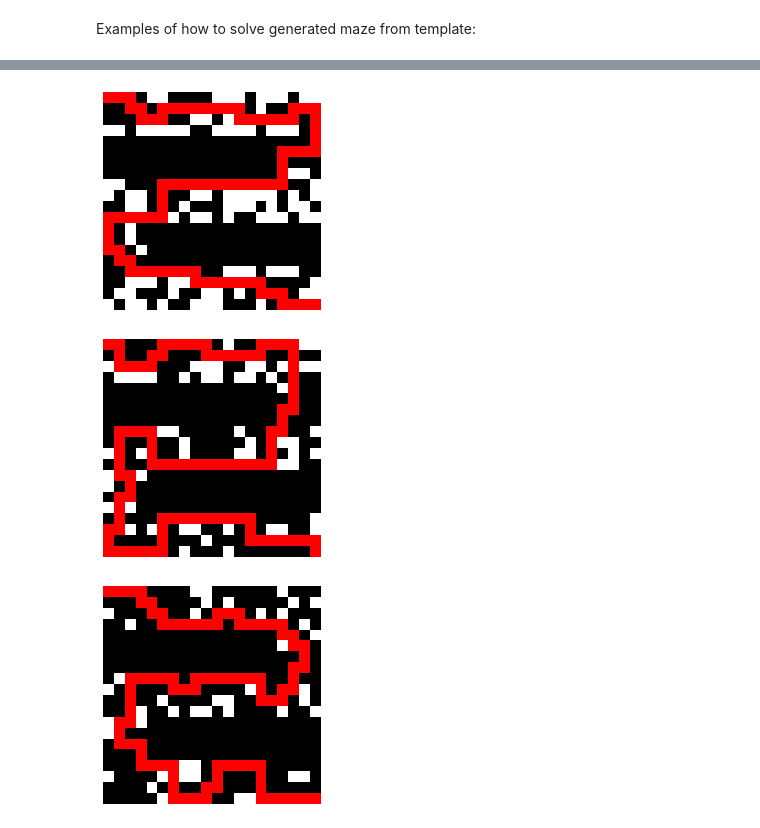
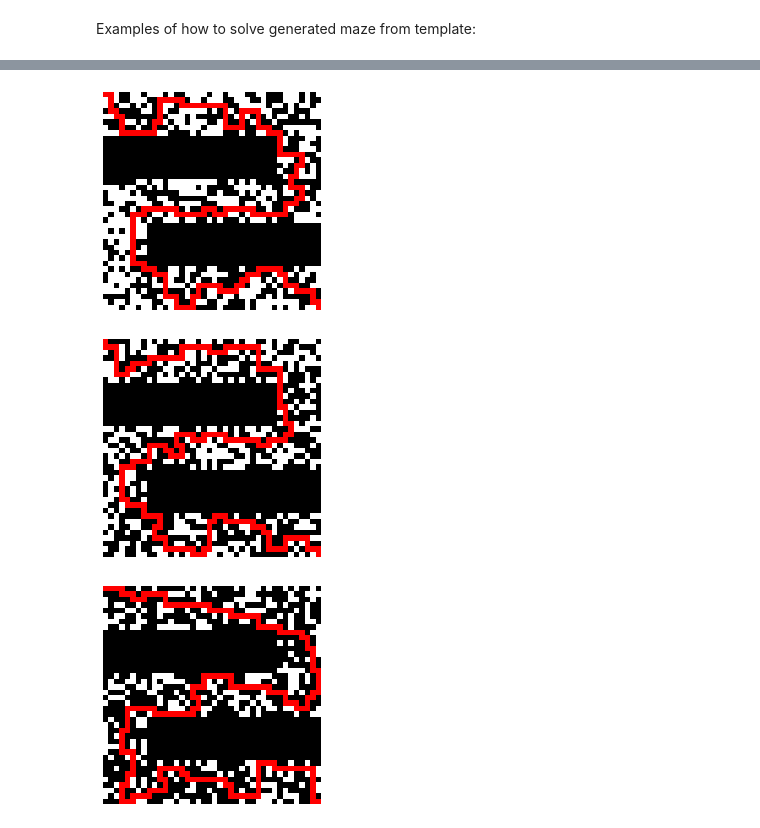
Before and after one commit to voj0152/vvp_bludiste, a Jupyter notebook: exaples.ipynb, the cells around one changed output, grey strips where cells are left out. Drawn from its saved outputs; the diff is of its cells as text; code cells hidden in the pictures.

```diff
--- a/exaples.ipynb
+++ b/exaples.ipynb
@@ -43,5 +43,5 @@ m.plot_maze(maze)
 # Method 2: Use function solve_maze_generate
 # We can se the diference in using higher iter_number
 for i in range(3):
-    m.solve_maze_generate(20, 'empty', (i+1)*10)
+    m.solve_maze_generate(40, 'empty', (i+1)*10)
 # %% [output]
@@ -53,5 +53,5 @@ for i in range(3):
 # We can se the diference in using higher iter_number
 # It is needed to use a higher iter_number to get a better result
 for i in range(3):
-    m.solve_maze_generate(20, 'slalom', (i+1)*18)
+    m.solve_maze_generate(40, 'slalom', (i+1)*18)
 # %% [output]
@@ -61,9 +61,9 @@ for i in range(3):
 # %%
 # Using the 'ess' mode
 # We can se the diference in using higher iter_number
 for i in range(3):
-    m.solve_maze_generate(20, 'ess', (i+1)*15)
+    m.solve_maze_generate(40, 'ess', (i+1)*15)
 # %% [output]
-[figure, old version]
+[figure, new version]
-[figure, old version]
+[figure, new version]
-[figure, old version]
+[figure, new version]
```
Also changed, not shown: parts of 5 cells of this notebook, 2 other files.
